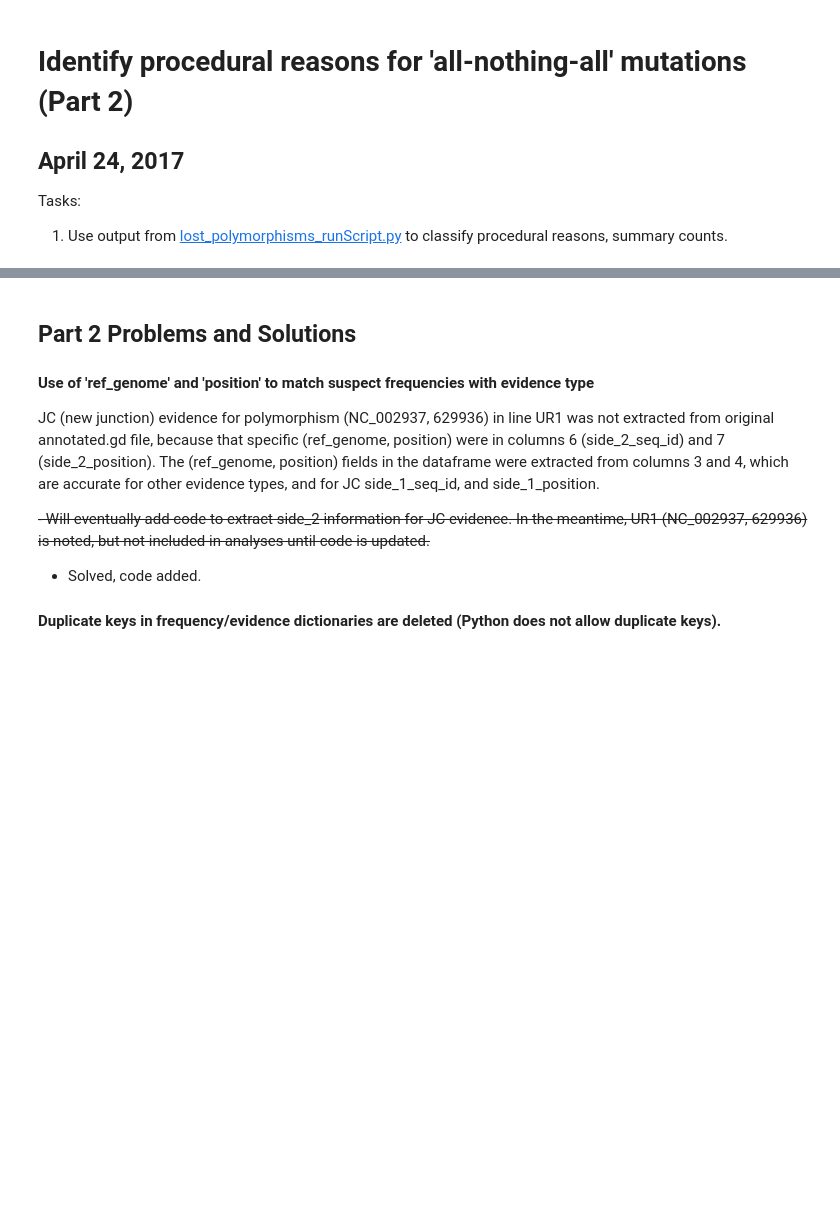
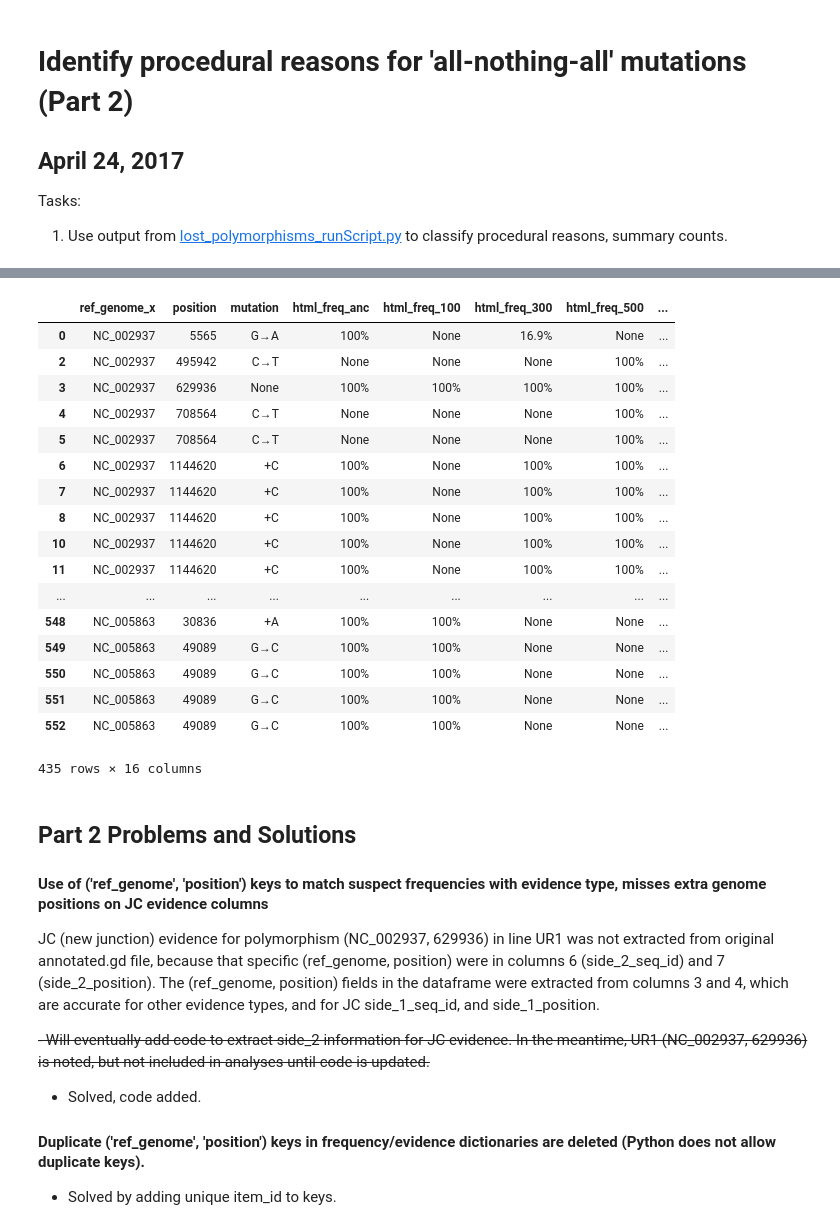
Before and after one commit to yeemey/dvh_mms2, a Jupyter notebook: lost_polymorphisms.ipynb, the cells around one changed output, grey strips where cells are left out. Cells and saved outputs as stored; diff of their text form; code cells hidden in the pictures; blank space fills up the shorter version.

```diff
--- a/lost_polymorphisms.ipynb
+++ b/lost_polymorphisms.ipynb
@@ -303,11 +298,35 @@ all_freqs_evidence[(all_freqs_evidence['frequency'] < 0.05) & (all_freqs_evidenc
+# %%
+#2. actual read frequencies of 100%?
+all_freqs_evidence[all_freqs_evidence['frequency'] == 1]
+# %% [output]
+|  | ref_genome_x | position | mutation | html_freq_anc | html_freq_100 | html_freq_300 | html_freq_500 | ... |
+| 0 | NC_002937 | 5565 | G→A | 100% | None | 16.9% | None | ... |
+| 2 | NC_002937 | 495942 | C→T | None | None | None | 100% | ... |
+| 3 | NC_002937 | 629936 | None | 100% | 100% | 100% | 100% | ... |
+| 4 | NC_002937 | 708564 | C→T | None | None | None | 100% | ... |
+| 5 | NC_002937 | 708564 | C→T | None | None | None | 100% | ... |
+| 6 | NC_002937 | 1144620 | +C | 100% | None | 100% | 100% | ... |
+| 7 | NC_002937 | 1144620 | +C | 100% | None | 100% | 100% | ... |
+| 8 | NC_002937 | 1144620 | +C | 100% | None | 100% | 100% | ... |
+| 10 | NC_002937 | 1144620 | +C | 100% | None | 100% | 100% | ... |
+| 11 | NC_002937 | 1144620 | +C | 100% | None | 100% | 100% | ... |
+| ... | ... | ... | ... | ... | ... | ... | ... | ... |
+| 548 | NC_005863 | 30836 | +A | 100% | 100% | None | None | ... |
+| 549 | NC_005863 | 49089 | G→C | 100% | 100% | None | None | ... |
+| 550 | NC_005863 | 49089 | G→C | 100% | 100% | None | None | ... |
+| 551 | NC_005863 | 49089 | G→C | 100% | 100% | None | None | ... |
+| 552 | NC_005863 | 49089 | G→C | 100% | 100% | None | None | ... |
+435 rows × 16 columns
 # %% [markdown]
 ## Part 2 Problems and Solutions
 
-#### Use of 'ref_genome' and 'position' to match suspect frequencies with evidence type
+#### Use of ('ref_genome', 'position') keys to match suspect frequencies with evidence type, misses extra genome positions on JC evidence columns
 
 JC (new junction) evidence for polymorphism (NC_002937, 629936) in line UR1 was not extracted from original annotated.gd file, because that specific (ref_genome, position) were in columns 6 (side_2_seq_id) and 7 (side_2_position). The (ref_genome, position) fields in the dataframe were extracted from columns 3 and 4, which are accurate for other evidence types, and for JC side_1_seq_id, and side_1_position.
 
 ~~- Will eventually add code to extract side_2 information for JC evidence. In the meantime, UR1 (NC_002937, 629936) is noted, but not included in analyses until code is updated.~~
 - Solved, code added.
 
-#### Duplicate keys in frequency/evidence dictionaries are deleted (Python does not allow duplicate keys).
+#### Duplicate ('ref_genome', 'position') keys in frequency/evidence dictionaries are deleted (Python does not allow duplicate keys).
+
+- Solved by adding unique item_id to keys.
```
Also changed, not shown: parts of 4 cells of this notebook.
